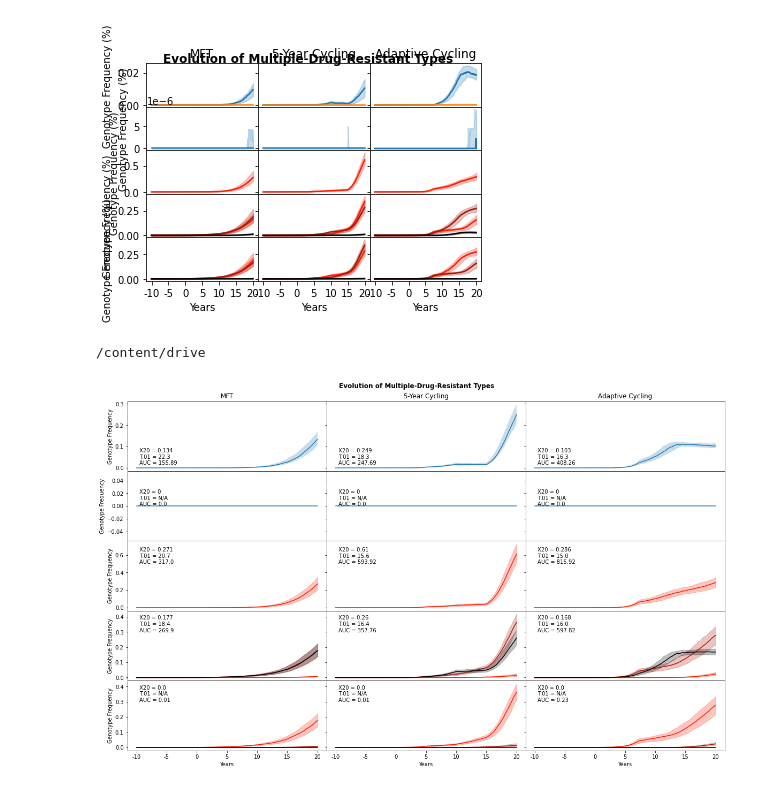
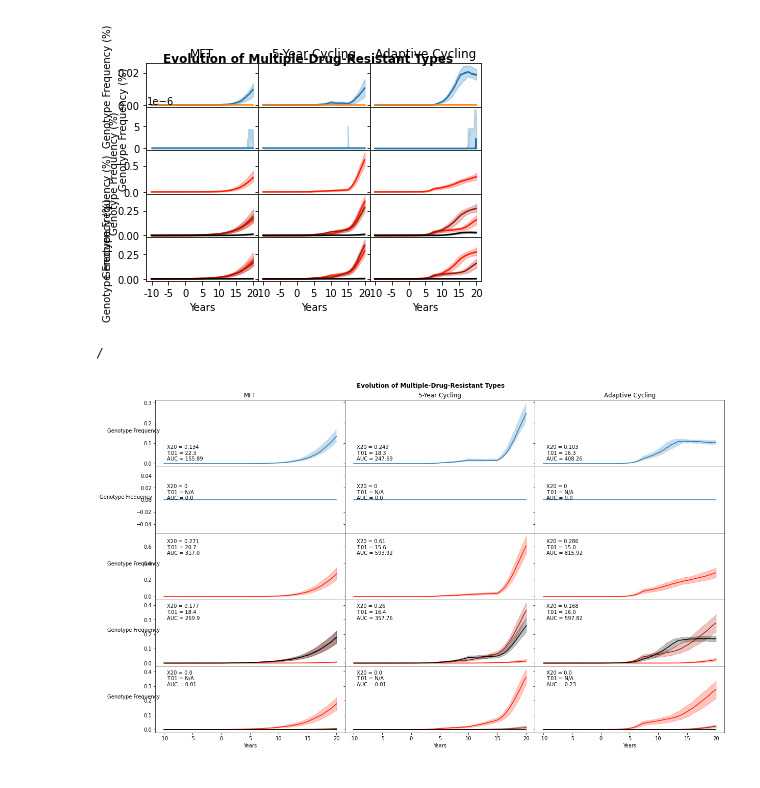
Before and after one commit to lizhewen/BoniLabMDR, a Jupyter notebook: 5-rapidsubpanelplot.ipynb, the cells around one changed output. Drawn from its saved outputs; the diff is of its cells as text; code cells hidden in the pictures.

```diff
--- a/5-rapidsubpanelplot.ipynb
+++ b/5-rapidsubpanelplot.ipynb
@@ -141,37 +141,37 @@ geno_trend_plot_most_dange_trip(ax2, Cyc_L_IQRdf, Cyc_M_IQRdf, Cyc_U_IQRdf, 'TYY
 geno_trend_plot_most_dange_trip(ax5, Cyc_L_IQRdf, Cyc_M_IQRdf, Cyc_U_IQRdf, 'KNFNFY2.', row2ylim)
 geno_trend_plot_double_higher(ax8, Cyc_L_IQRdf, Cyc_M_IQRdf, Cyc_U_IQRdf, 'DHA-PPQ', row3ylim)
 geno_trend_plot_double_higher(ax11, Cyc_L_IQRdf, Cyc_M_IQRdf, Cyc_U_IQRdf, 'AS-AQ', row4ylim)
 geno_trend_plot_double_higher(ax14, Cyc_L_IQRdf, Cyc_M_IQRdf, Cyc_U_IQRdf, 'AL', row5ylim)
 
 #  Adaptive Cycling
 geno_trend_plot_most_dange_trip(ax3, AdpCyc_L_IQRdf, AdpCyc_M_IQRdf, AdpCyc_U_IQRdf, 'TYY..Y2.', row1ylim)
 geno_trend_plot_most_dange_trip(ax6, AdpCyc_L_IQRdf, AdpCyc_M_IQRdf, AdpCyc_U_IQRdf, 'KNFNFY2.', row2ylim)
 geno_trend_plot_double_higher(ax9, AdpCyc_L_IQRdf, AdpCyc_M_IQRdf, AdpCyc_U_IQRdf, 'DHA-PPQ', row3ylim)
 geno_trend_plot_double_higher(ax12, AdpCyc_L_IQRdf, AdpCyc_M_IQRdf, AdpCyc_U_IQRdf, 'AS-AQ', row4ylim)
 geno_trend_plot_double_higher(ax15, AdpCyc_L_IQRdf, AdpCyc_M_IQRdf, AdpCyc_U_IQRdf, 'AL', row5ylim)
 
 # Labeling Strategies
 ax1.set_title('MFT')
 ax2.set_title('5-Year Cycling')
 ax3.set_title('Adaptive Cycling')
 
 ax13.xaxis.set_major_locator(ticker.MultipleLocator(xlocator))
 ax13.xaxis.set_major_formatter(ticks_x)
 ax14.xaxis.set_major_locator(ticker.MultipleLocator(xlocator))
 ax14.xaxis.set_major_formatter(ticks_x)
 ax15.xaxis.set_major_locator(ticker.MultipleLocator(xlocator))
 ax15.xaxis.set_major_formatter(ticks_x)
 
 ax13.set_xlabel('Years')
 ax14.set_xlabel('Years')
 ax15.set_xlabel('Years')
-ax1.set_ylabel('Genotype Frequency')
-ax4.set_ylabel('Genotype Frequency')
-ax7.set_ylabel('Genotype Frequency')
-ax10.set_ylabel('Genotype Frequency')
-ax13.set_ylabel('Genotype Frequency')
+ax1.set_ylabel('Genotype Frequency',rotation=0, labelpad=20)
+ax4.set_ylabel('Genotype Frequency',rotation=0, labelpad=20)
+ax7.set_ylabel('Genotype Frequency',rotation=0, labelpad=20)
+ax10.set_ylabel('Genotype Frequency',rotation=0, labelpad=20)
+ax13.set_ylabel('Genotype Frequency',rotation=0, labelpad=20)
 
 plt.show()
 # %% [output]
-/content/drive
+/
-[figure, old version]
+[figure, new version]
```
Also changed, not shown: 1 other file.
